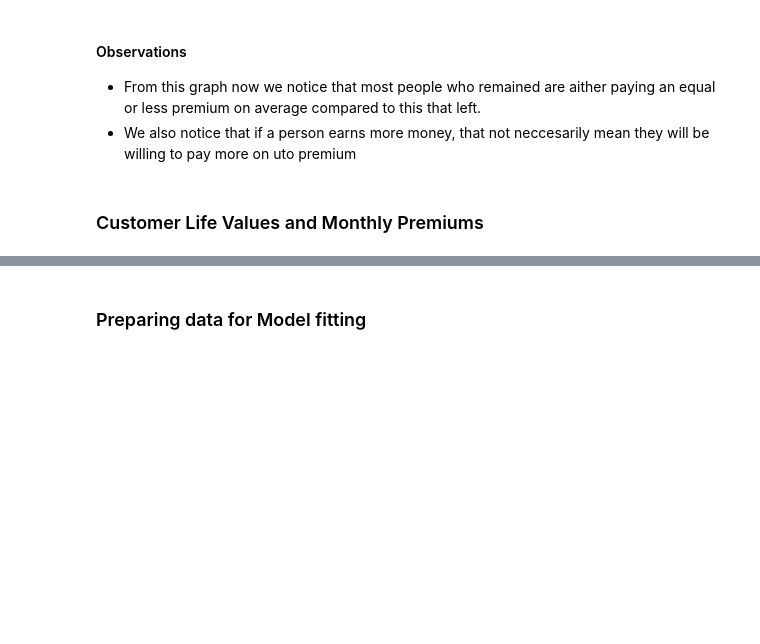
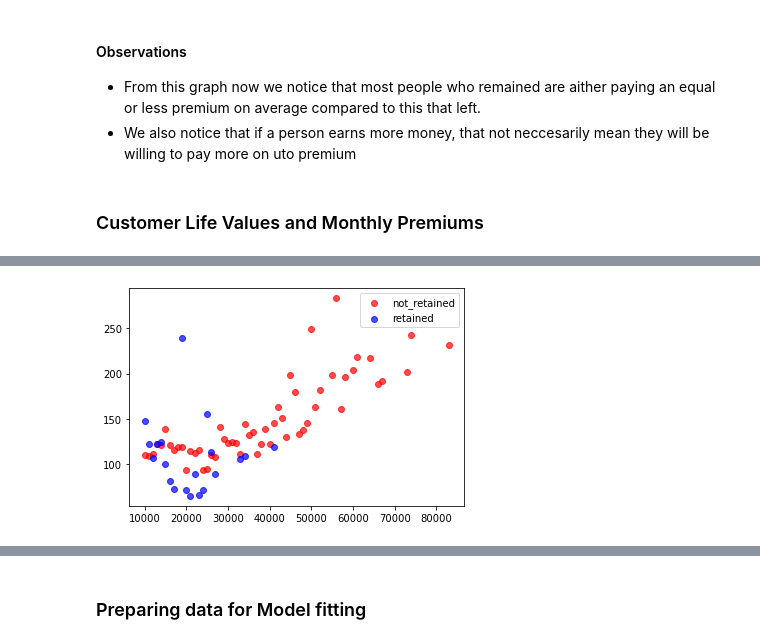
Before and after one commit to ASIVEMNQUMENI/retention, a Jupyter notebook: retention.ipynb, the cells around one changed output, grey strips where cells are left out. Saved outputs shown, nothing was run; the diff lists cells and outputs as text; code cells hidden in the pictures; blank space fills up the shorter version.

```diff
--- a/retention.ipynb
+++ b/retention.ipynb
@@ -195,0 +200,21 @@ px.scatter(x=df['Customer Lifetime Value'] ,y=df['Monthly Premium Auto'], color
+# %%
+def group_mean(dataframe,group):
+
+    meanprem = []
+    def mean_prem(Range1,Range2):
+        prem_inc = dataframe[np.logical_and(dataframe["Customer Lifetime Value"]>Range1,dataframe["Customer Lifetime Value"] <Range2)]
+        return prem_inc['Monthly Premium Auto'].mean()
+    CLV_range = []
+    for i in range(10000,102000,1000):
+        CLV_range.append(i)
+
+    MeanPrem = []
+    for n in range(0,len(CLV_range)-1):
+        Prem = mean_prem(CLV_range[n],CLV_range[n+1])
+        MeanPrem.append(Prem)
+        r = {"CLV_group":CLV_range[n],f"mean_prem-{group}":MeanPrem[n]}
+        meanprem.append(r)
+    mean_premiums = pd.DataFrame(data = meanprem)
+    return mean_premiums
+
+group_mean(df,"all").head()
@@ -195,0 +228,10 @@ px.scatter(x=df['Customer Lifetime Value'] ,y=df['Monthly Premium Auto'], color
+# %%
+not_retained_group = group_mean(not_retained,"Not_Retained").dropna() # mean premium for the group that cancelled the policy on different salaries
+retained_group = group_mean(retained,"Retained").dropna()
+# %%
+plt.scatter(not_retained_group['CLV_group'] , not_retained_group['mean_prem-Not_Retained'], color='Red', label='not_retained',alpha = 0.7)
+plt.scatter(retained_group['CLV_group'] ,retained_group['mean_prem-Retained'], color='Blue', label='retained',alpha = 0.7)
+plt.legend()
+plt.show()
+# %% [output]
+[figure, added]
```
Also changed, not shown: parts of 13 cells of this notebook.
